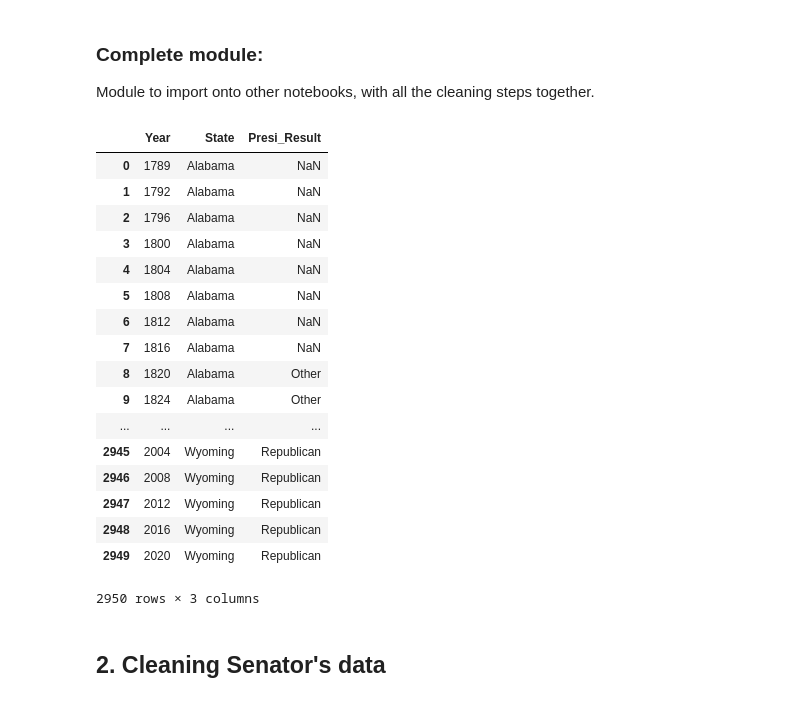
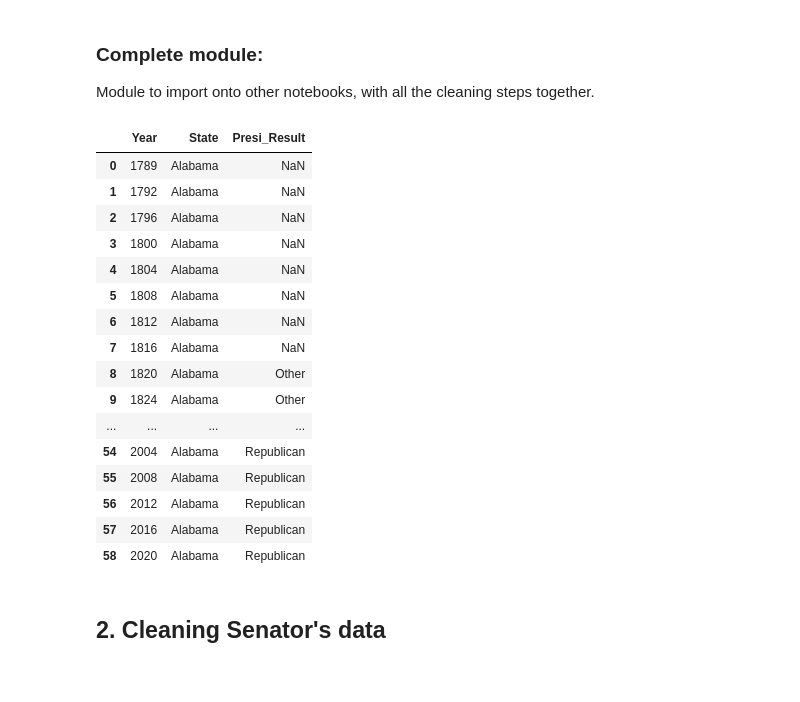
Before and after one commit to mangelesg/USA_elections, a Jupyter notebook: data_cleaning.ipynb, the cells around one changed output. Drawn from its saved outputs; the diff is of its cells as text; code cells hidden in the pictures.

```diff
--- a/data_cleaning.ipynb
+++ b/data_cleaning.ipynb
@@ -97,7 +75,7 @@ dfp2[dfp2['Presi_Result']=='']
 # %% [markdown]
 Since we won't use 1789 on the analysis, we consider '' to be a NaN
 # %%
-def party(x):
+def party_presi(x):
     if x =='D':
         return('Democratic')
     elif x == 'R':
@@ -106,5 +84,6 @@ def party(x):
         return('NaN')
     else:
         return('Other')
-def change_party(df):
-    return df.assign(Presi_Result = df.Presi_Result.apply(lambda x: party(x)))
+
+def change_party_presi(df):
+    return df.assign(Presi_Result = df.Presi_Result.apply(lambda x: party_presi(x)))
@@ -141,7 +99,7 @@ Name: Presi_Result, dtype: int64
 Module to import onto other notebooks, with all the cleaning steps together.
 # %%
 def clean_president(df):
-    return(change_party(
+    return(change_party_presi(
            melt_presi(
            clean_strings_presi(
                df       )
@@ -150,27 +108,26 @@ def clean_president(df):
             )
 # %%
 dfp3 = clean_president(dfp)
-# %%
-dfp3
-# %% [output]
-|  | Year | State | Presi_Result |
-| 0 | 1789 | Alabama | NaN |
-| 1 | 1792 | Alabama | NaN |
-| 2 | 1796 | Alabama | NaN |
-| 3 | 1800 | Alabama | NaN |
-| 4 | 1804 | Alabama | NaN |
-| 5 | 1808 | Alabama | NaN |
-| 6 | 1812 | Alabama | NaN |
-| 7 | 1816 | Alabama | NaN |
-| 8 | 1820 | Alabama | Other |
-| 9 | 1824 | Alabama | Other |
-| ... | ... | ... | ... |
-| 2945 | 2004 | Wyoming | Republican |
-| 2946 | 2008 | Wyoming | Republican |
-| 2947 | 2012 | Wyoming | Republican |
-| 2948 | 2016 | Wyoming | Republican |
-| 2949 | 2020 | Wyoming | Republican |
-2950 rows × 3 columns
+# %%
+dfp3[dfp3['State']=='Alabama']
+# %% [output]
+|  | Year | State | Presi_Result |
+| 0 | 1789 | Alabama | NaN |
+| 1 | 1792 | Alabama | NaN |
+| 2 | 1796 | Alabama | NaN |
+| 3 | 1800 | Alabama | NaN |
+| 4 | 1804 | Alabama | NaN |
+| 5 | 1808 | Alabama | NaN |
+| 6 | 1812 | Alabama | NaN |
+| 7 | 1816 | Alabama | NaN |
+| 8 | 1820 | Alabama | Other |
+| 9 | 1824 | Alabama | Other |
+| ... | ... | ... | ... |
+| 54 | 2004 | Alabama | Republican |
+| 55 | 2008 | Alabama | Republican |
+| 56 | 2012 | Alabama | Republican |
+| 57 | 2016 | Alabama | Republican |
+| 58 | 2020 | Alabama | Republican |
 # %% [markdown]
 <a name='num2'></a>
 ## 2. Cleaning Senator's data
```
Also changed, not shown: parts of 27 cells of this notebook, 5 other files.
